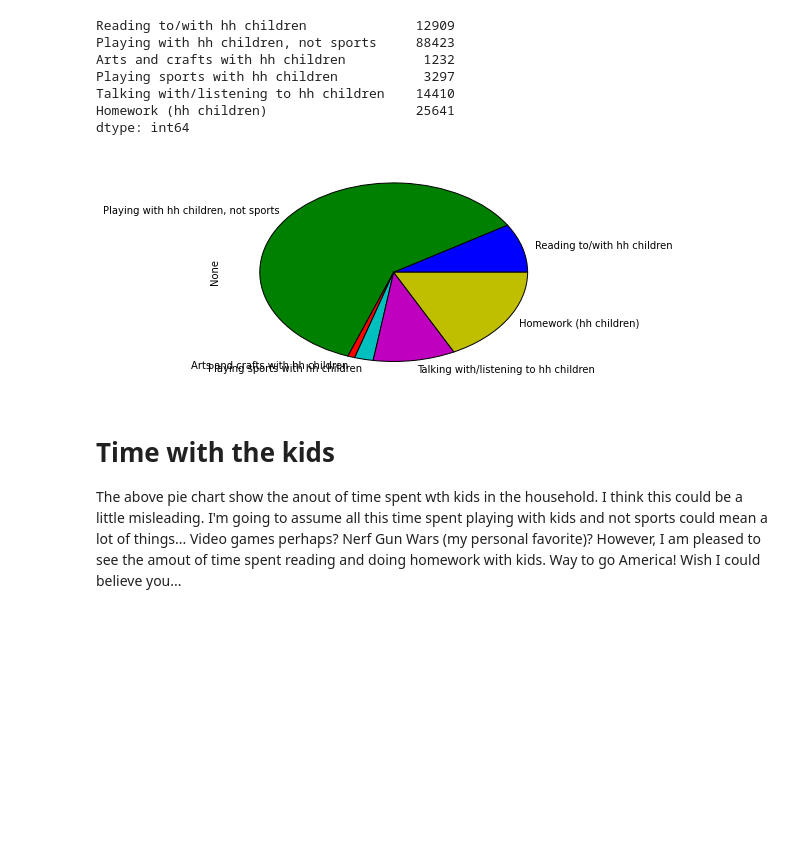
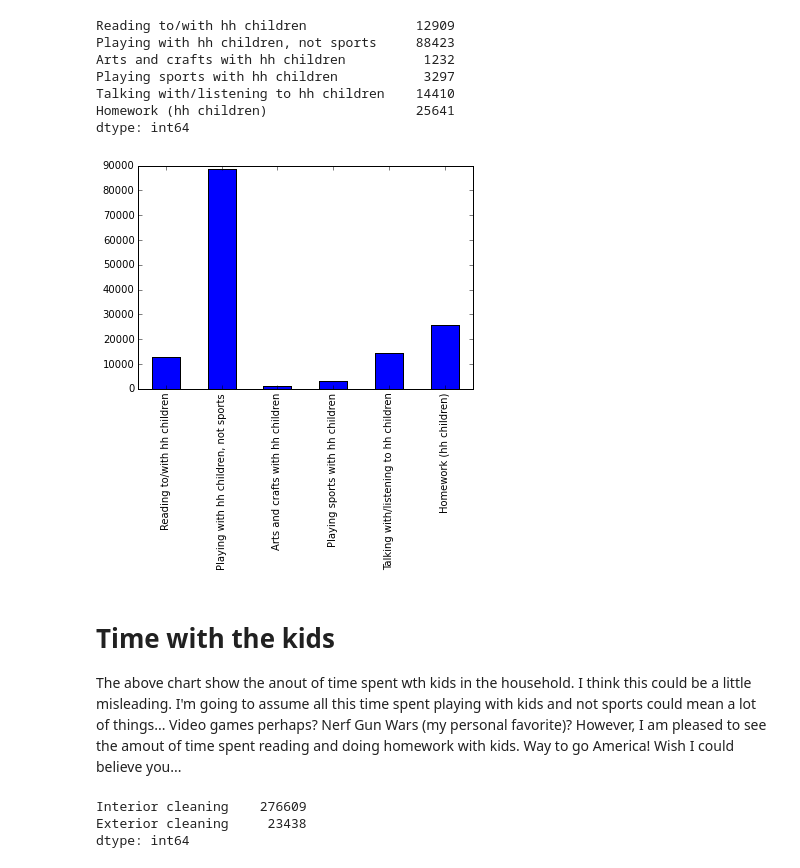
Before and after one commit to JermaineKee/Atus-Analysis, a Jupyter notebook: cleanedData.ipynb, the cells around one changed output. Saved outputs shown, nothing was run; the diff lists cells and outputs as text; code cells hidden in the pictures; blank space fills up the shorter version.

```diff
--- a/cleanedData.ipynb
+++ b/cleanedData.ipynb
@@ -5,4 +5,4 @@ import matplotlib.pyplot as plt
 import re
 %matplotlib inline
 # %%
-summary = pd.read_csv('data/atussum_2014.dat')
+data_summary = pd.read_csv('data/atussum_2014.dat')
@@ -606,11 +652,11 @@ dtype: int64
 # %%
 child_time = data_summary[['Reading to/with hh children', 'Playing with hh children, not sports', 'Arts and crafts with hh children', 'Playing sports with hh children', 'Talking with/listening to hh children', 'Homework (hh children)']].sum()
 # %%
-child_time.plot(kind = 'pie')
+child_time.plot(kind = 'bar')
 plt.show()
 # %% [output]
-[figure, old version]
+[figure, new version]
 # %% [markdown]
 # Time with the kids
 
-The above pie chart show the anout of time spent wth kids in the household.  I think this could be a little misleading.  I'm going to assume all this time spent playing with kids and not sports could mean a lot of things...  Video games perhaps? Nerf Gun Wars (my personal favorite)?  However, I am pleased to see the amout of time spent reading and doing homework with kids.  Way to go America! Wish I could believe you...
+The above chart show the anout of time spent wth kids in the household.  I think this could be a little misleading.  I'm going to assume all this time spent playing with kids and not sports could mean a lot of things...  Video games perhaps? Nerf Gun Wars (my personal favorite)?  However, I am pleased to see the amout of time spent reading and doing homework with kids.  Way to go America! Wish I could believe you...
@@ -616,0 +665,6 @@ The above pie chart show the anout of time spent wth kids in the household.  I t
+# %%
+cleaning.sum()
+# %% [output]
+Interior cleaning    276609
+Exterior cleaning     23438
+dtype: int64
```
Also changed, not shown: parts of 23 cells of this notebook, 1 other file.
